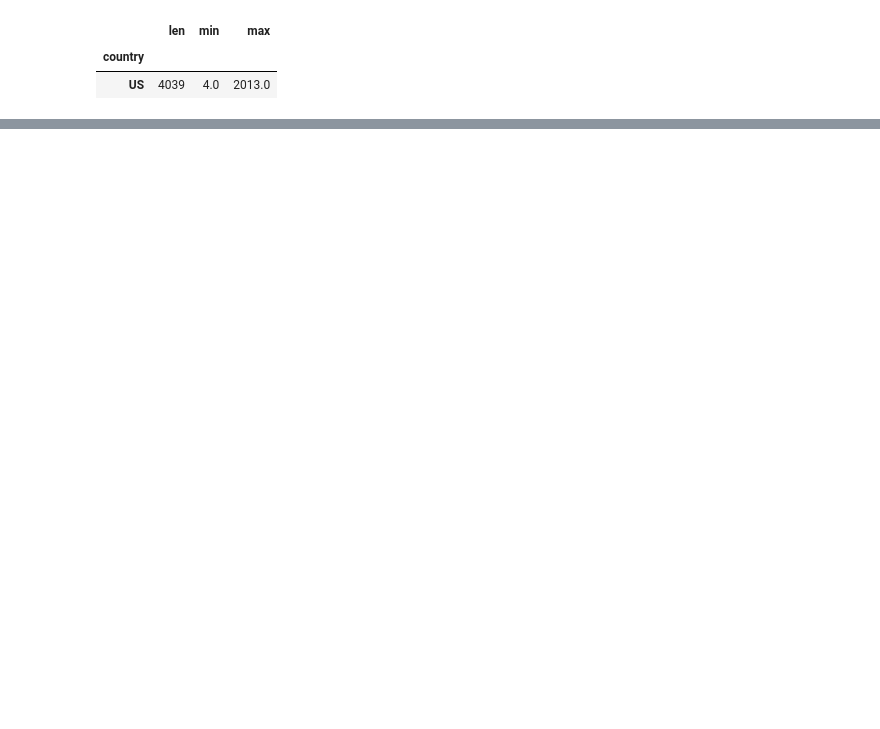
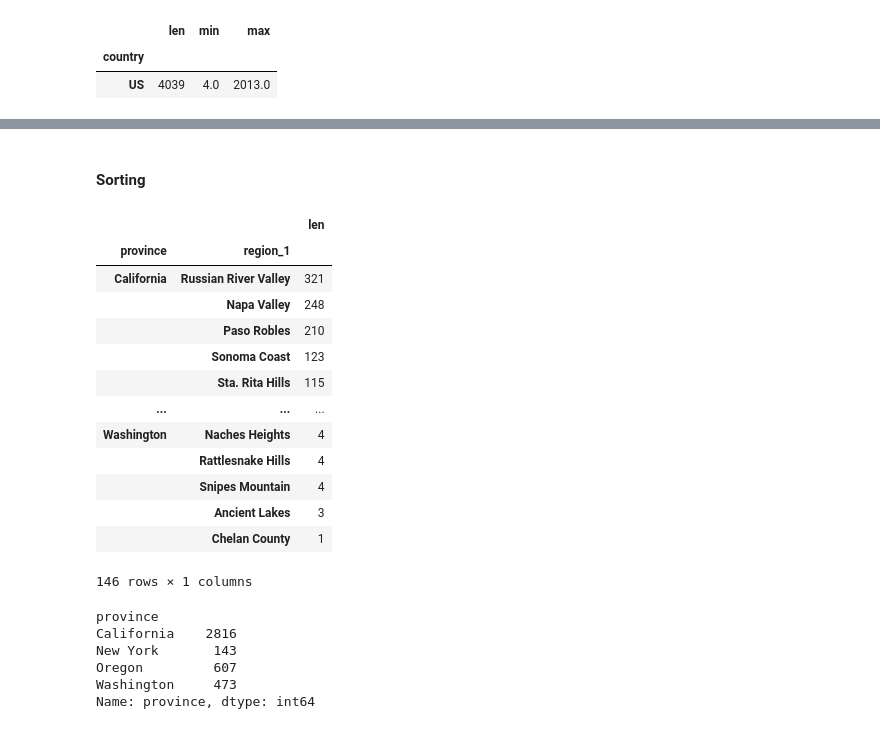
Before and after one commit to mezenka/Pandas_practice, a Jupyter notebook: pandas_kaggle.ipynb, the cells around one changed output, grey strips where cells are left out. Drawn from its saved outputs; the diff is of its cells as text; code cells hidden in the pictures; blank space fills up the shorter version.

```diff
--- a/pandas_kaggle.ipynb
+++ b/pandas_kaggle.ipynb
@@ -744,0 +794,31 @@ reviews.groupby(['country']).price.agg([len, min, max])
+# %% [markdown]
+#### **Sorting**
+# %%
+provinces_sorted = provinces_reviewed.sort_values(by=['province','len'], ascending=[True,False])
+provinces_sorted
+# %% [output]
+|  |  | len |
+| province | region_1 |  |
+| California | Russian River Valley | 321 |
+|  | Napa Valley | 248 |
+|  | Paso Robles | 210 |
+|  | Sonoma Coast | 123 |
+|  | Sta. Rita Hills | 115 |
+| ... | ... | ... |
+| Washington | Naches Heights | 4 |
+|  | Rattlesnake Hills | 4 |
+|  | Snipes Mountain | 4 |
+|  | Ancient Lakes | 3 |
+|  | Chelan County | 1 |
+146 rows × 1 columns
+# %%
+# creating a Series with numbers of wines gropued by province
+provinces_reviewed = reviews.groupby('province').province.count()
+provinces_reviewed
+# %% [output]
+province
+California    2816
+New York       143
+Oregon         607
+Washington     473
+Name: province, dtype: int64
```
Also changed, not shown: parts of 6 cells of this notebook.
